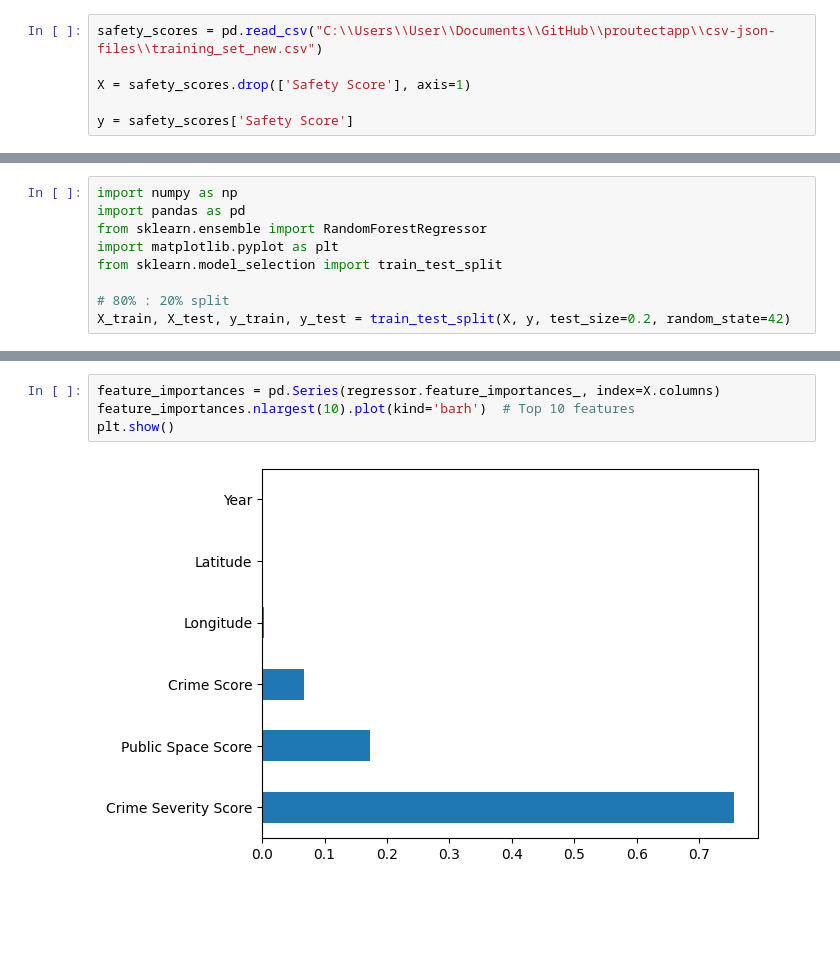
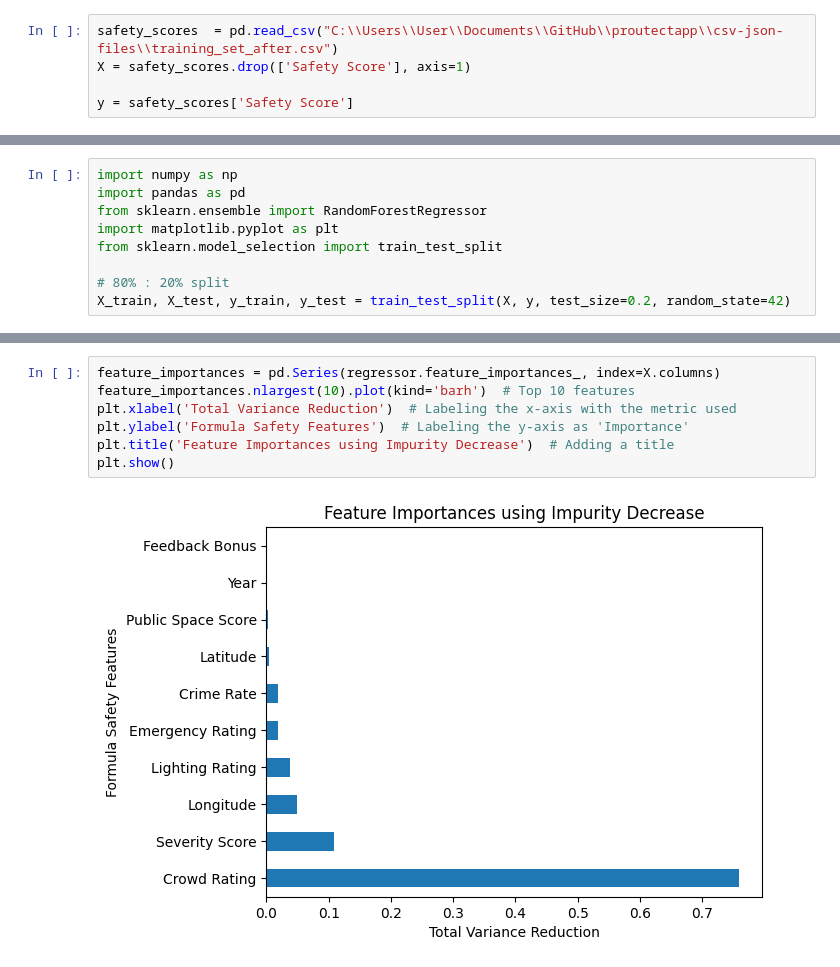
Before and after one commit to loisperryman02/proutectapp, a Jupyter notebook: mobile-application/python-files/machine_learning_implementation.ipynb, the cells around one changed output, grey strips where cells are left out. Cells and saved outputs as stored; diff of their text form; blank space fills up the shorter version.

Commit message:
Training set updates and ML model updates.

```diff
--- a/mobile-application/python-files/machine_learning_implementation.ipynb
+++ b/mobile-application/python-files/machine_learning_implementation.ipynb
@@ -258,8 +195,7 @@ Name: Classification, Length: 784, dtype: float64
 # %%
 import pandas as pd
 # %%
-safety_scores = pd.read_csv("C:\\Users\\User\\Documents\\GitHub\\proutectapp\\csv-json-files\\training_set_new.csv")
-
+safety_scores  = pd.read_csv("C:\\Users\\User\\Documents\\GitHub\\proutectapp\\csv-json-files\\training_set_after.csv")
 X = safety_scores.drop(['Safety Score'], axis=1)
 
 y = safety_scores['Safety Score']
@@ -390,7 +299,10 @@ plt.show()
 # %%
 feature_importances = pd.Series(regressor.feature_importances_, index=X.columns)
 feature_importances.nlargest(10).plot(kind='barh')  # Top 10 features
+plt.xlabel('Total Variance Reduction')  # Labeling the x-axis with the metric used
+plt.ylabel('Formula Safety Features')  # Labeling the y-axis as 'Importance'
+plt.title('Feature Importances using Impurity Decrease')  # Adding a title
 plt.show()
 # %% [output]
-[figure, old version]
+[figure, new version]
 # %%
```
Also changed, not shown: parts of 17 cells of this notebook, 12 other files.
